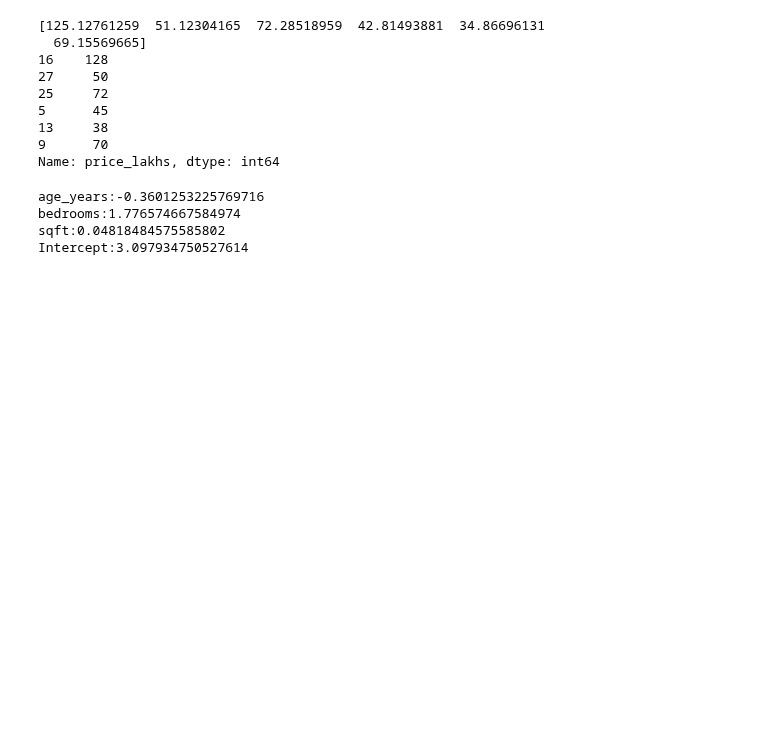
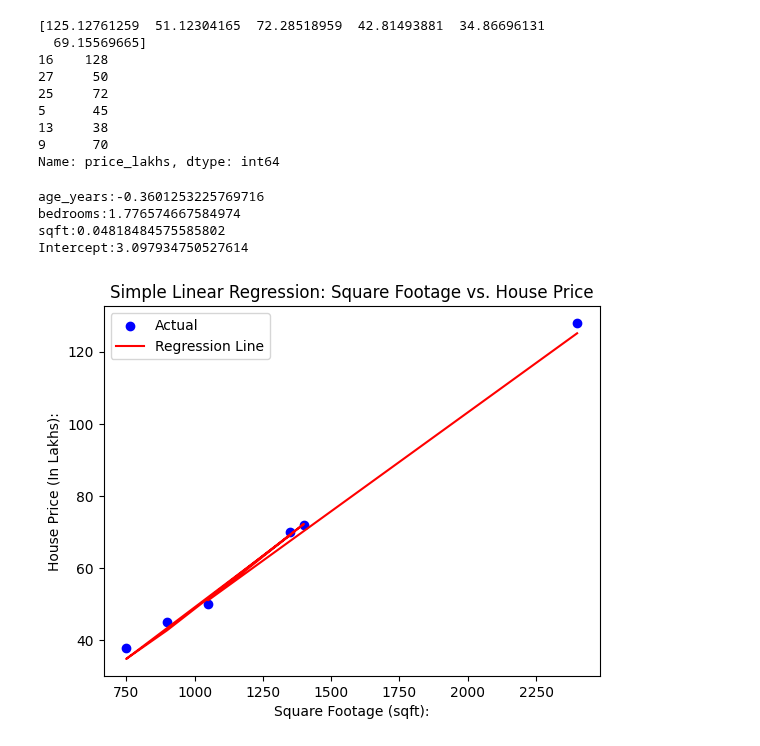
Before and after one commit to AVK48/AI-ML-JOURNEY, a Jupyter notebook: Linear_regression.ipynb, the cells around one changed output. Saved outputs shown, nothing was run; the diff lists cells and outputs as text; code cells hidden in the pictures; blank space fills up the shorter version.

Commit message:
Plotted the Data using Linear Regression model

```diff
--- a/Linear_regression.ipynb
+++ b/Linear_regression.ipynb
@@ -127,3 +127,16 @@ age_years:-0.3601253225769716
 bedrooms:1.776574667584974
 sqft:0.04818484575585802
 Intercept:3.097934750527614
+# %%
+plt.scatter(X_test['sqft'], y_test, color='blue', label='Actual')
+
+plt.plot(X_test['sqft'], predictions, color='red', label='Regression Line')
+
+
+plt.xlabel('Square Footage (sqft):')
+plt.ylabel('House Price (In Lakhs):')
+plt.title('Simple Linear Regression: Square Footage vs. House Price')
+plt.legend()
+plt.show()
+# %% [output]
+[figure, added]
```
Also changed, not shown: parts of 2 cells of this notebook.
